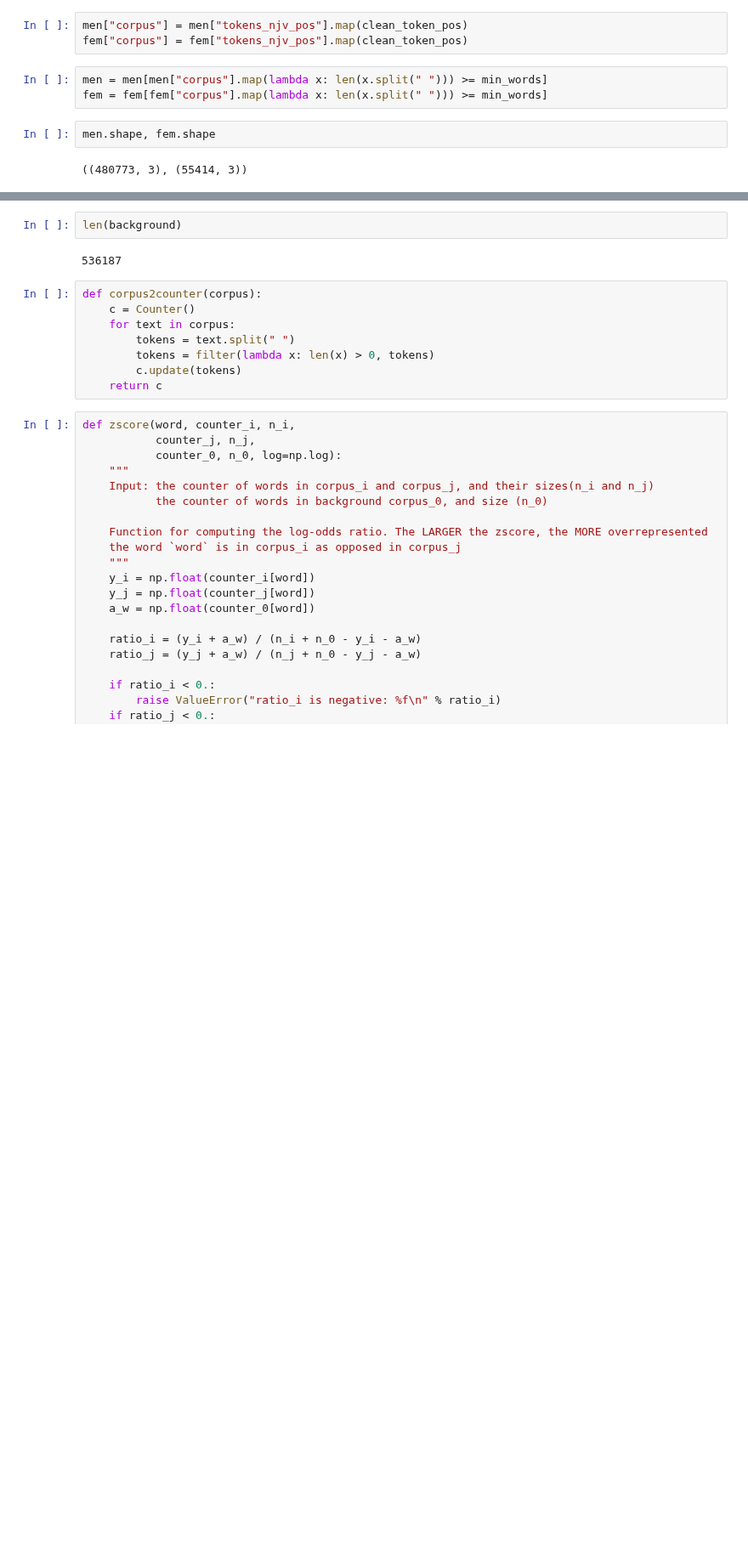
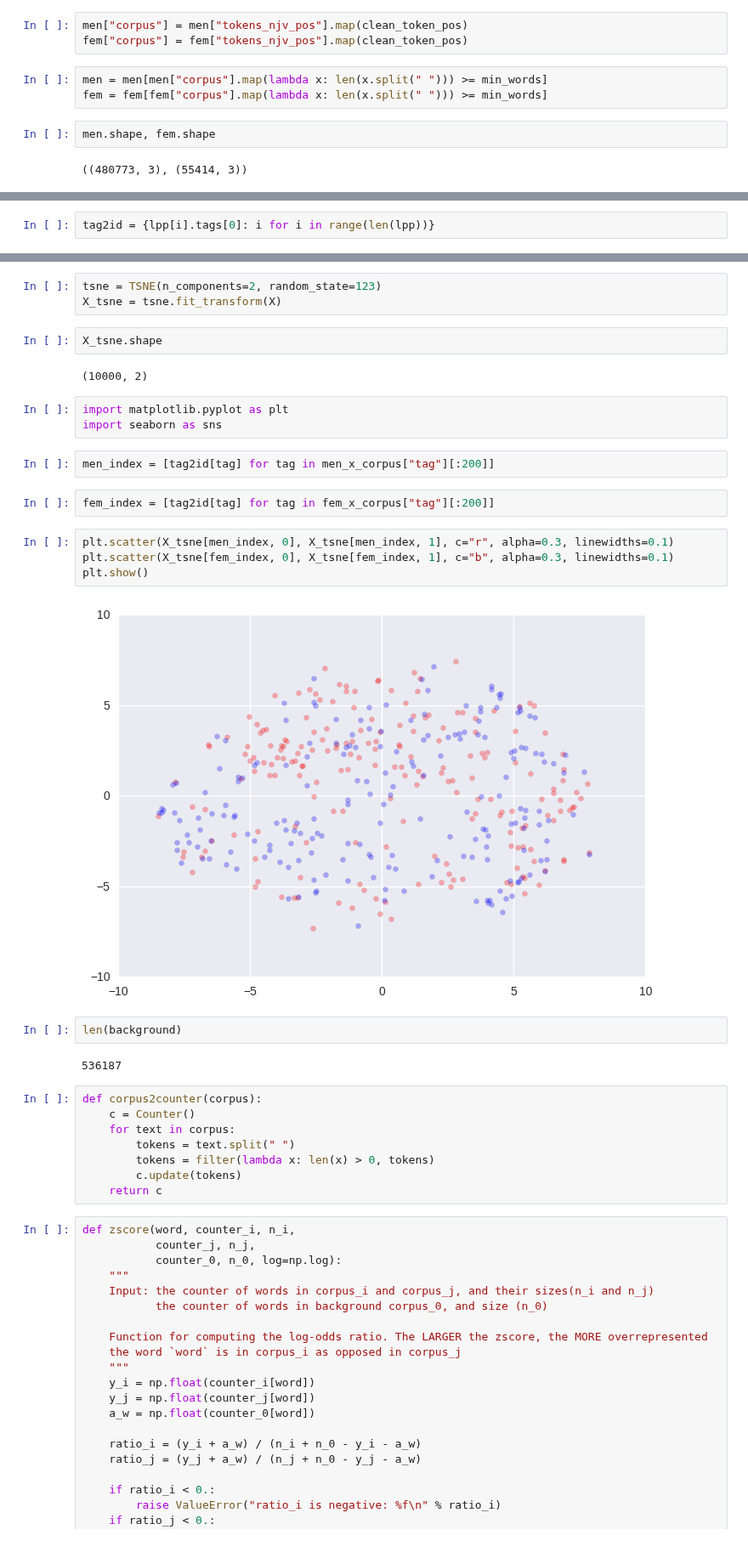
Before and after one commit to chao-ji/reddit, a Jupyter notebook: Part 6 Polarization of rMensRights and rFeminism.ipynb, the cells around one changed output, grey strips where cells are left out. Shown at 85% size. Saved outputs shown, nothing was run; the diff lists cells and outputs as text; blank space fills up the shorter version.

```diff
--- a/Part 6 Polarization of rMensRights and rFeminism.ipynb
+++ b/Part 6 Polarization of rMensRights and rFeminism.ipynb
@@ -241,0 +220,2 @@ Num of Topics = 1024, accuracy = 0.714794
+# %%
+tag2id = {lpp[i].tags[0]: i for i in range(len(lpp))}
@@ -242,3 +232,23 @@ Num of Topics = 1024, accuracy = 0.714794
+# %%
+tsne = TSNE(n_components=2, random_state=123)
+X_tsne = tsne.fit_transform(X)
+# %%
+X_tsne.shape
+# %% [output]
+(10000, 2)
+# %%
+import matplotlib.pyplot as plt
+import seaborn as sns
+# %%
+men_index = [tag2id[tag] for tag in men_x_corpus["tag"][:200]]
+# %%
+fem_index = [tag2id[tag] for tag in fem_x_corpus["tag"][:200]]
+# %%
+plt.scatter(X_tsne[men_index, 0], X_tsne[men_index, 1], c="r", alpha=0.3, linewidths=0.1)
+plt.scatter(X_tsne[fem_index, 0], X_tsne[fem_index, 1], c="b", alpha=0.3, linewidths=0.1)
+plt.show()
+# %% [output]
+[figure, added]
 # %%
 len(background)
 # %% [output]
```
Also changed, not shown: parts of 48 cells of this notebook.
